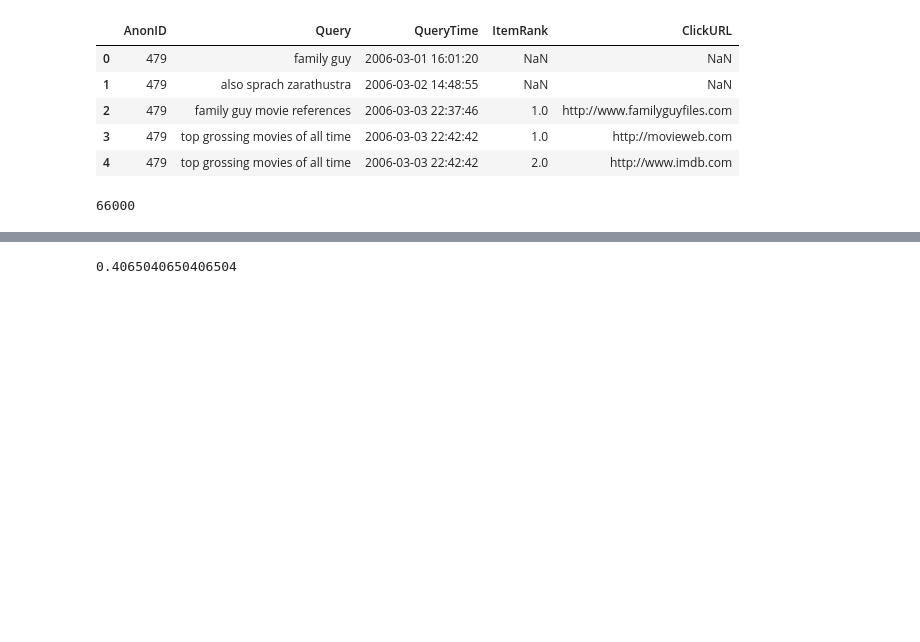
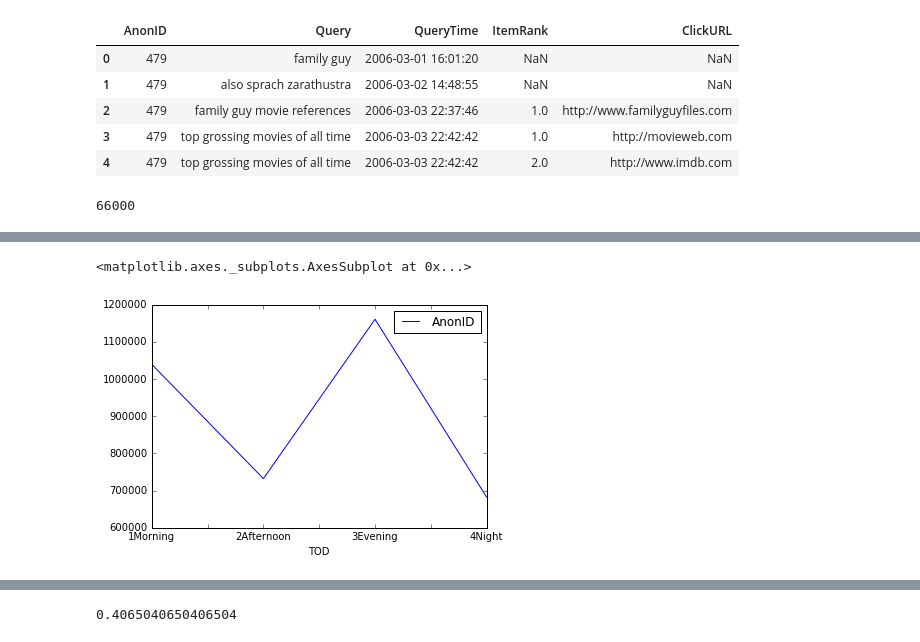
Before and after one commit to RohitJacob/AOL-Exploratory-Analysis, a Jupyter notebook: Promotional Analysis.ipynb, the cells around one changed output, grey strips where cells are left out. Saved outputs shown, nothing was run; the diff lists cells and outputs as text; code cells hidden in the pictures; blank space fills up the shorter version.

```diff
--- a/Promotional Analysis.ipynb
+++ b/Promotional Analysis.ipynb
@@ -49,0 +83,17 @@ faq
+# %%
+def timeOfDay(date):
+    #dt = parse(date)
+    if date.hour < 12:
+        return "1Morning"
+    if date.hour>= 12 and date.hour <= 15:
+        return "2Afternoon"
+    if date.hour> 15 and date.hour < 21:
+        return "3Evening"
+    else:
+        return "4Night"
+# %%
+timedf = data[["AnonID", "QueryTime"]]
+timedf.head()
+timedf['QueryDate'] = pd.to_datetime(timedf['QueryTime']).apply(lambda x: x.date())
+timedf['QueryTimeStamp'] = pd.to_datetime(timedf['QueryTime']).apply(lambda x: x.time())
+timedf['TOD'] = timedf['QueryTimeStamp'].apply(lambda x: timeOfDay(x))
@@ -49,0 +114,18 @@ faq
+# %%
+timing = timedf.groupby(['TOD'])['AnonID'].count().to_frame()
+timing.plot()
+# import matplotlib.pyplot as plt; plt.rcdefaults()
+
+# objects = ('Python', 'C++', 'Java', 'Perl', 'Scala', 'Lisp')
+# y_pos = np.arange(len(objects))
+# performance = [10,8,6,4,2,1]
+
+# plt.bar(y_pos, performance, align='center', alpha=0.5)
+# plt.xticks(y_pos, objects)
+# plt.ylabel('Usage')
+# plt.title('Programming language usage')
+
+# plt.show()
+# %% [output]
+<matplotlib.axes._subplots.AxesSubplot at 0x...>
+[figure, added]
```
Also changed, not shown: parts of 11 cells of this notebook, 1 other file.
